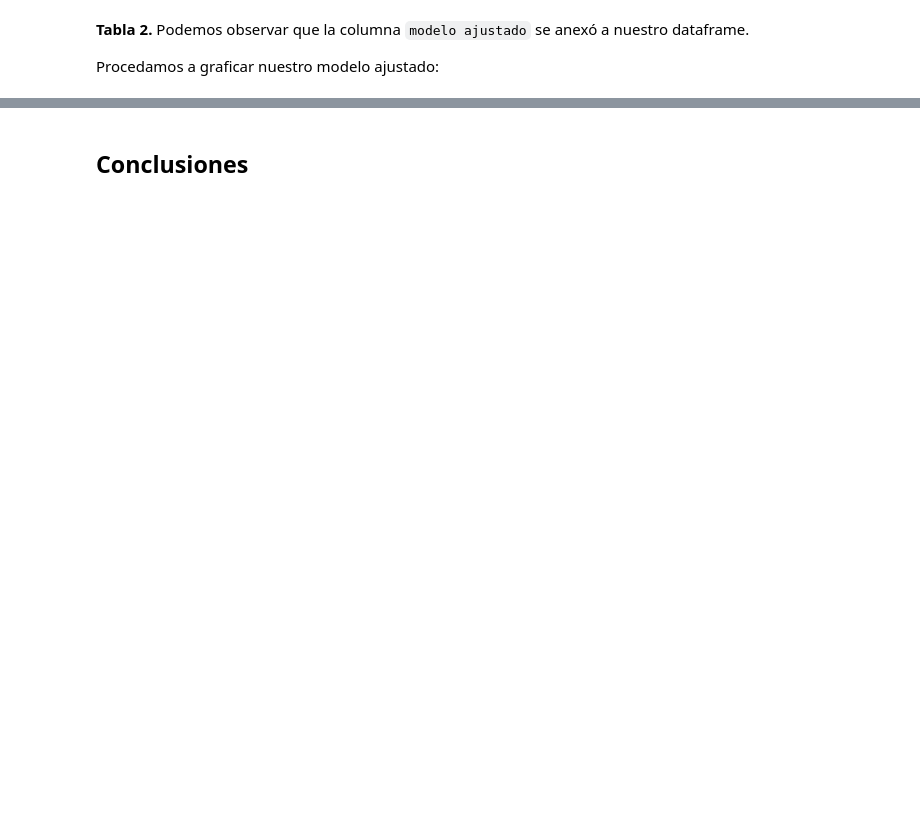
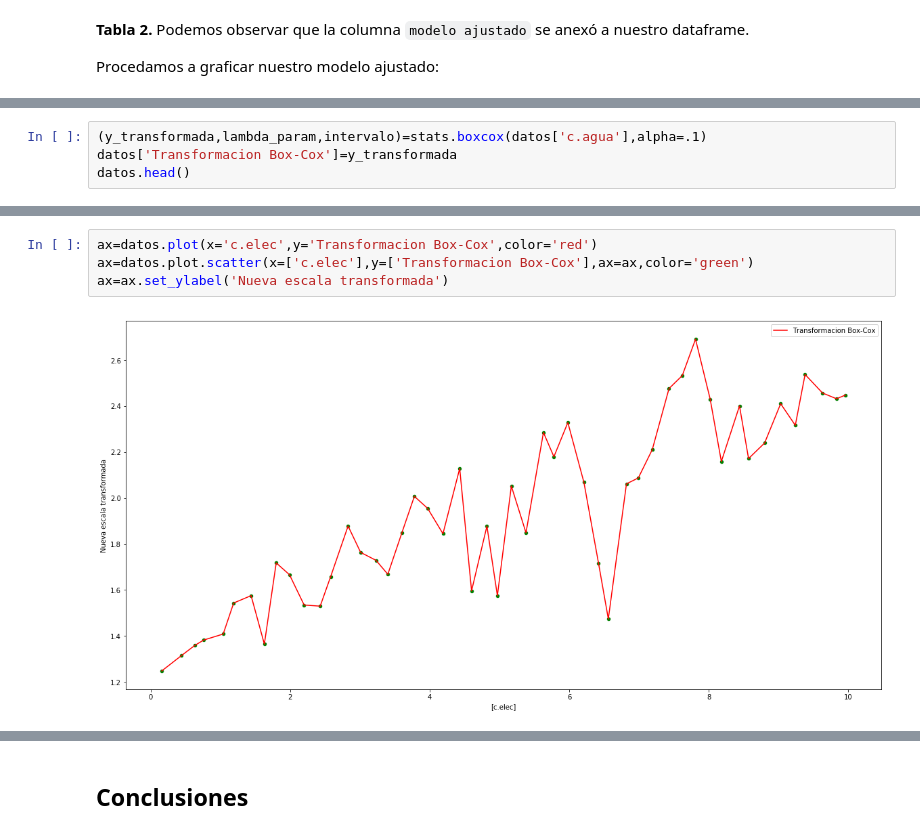
Before and after one commit to jeroaranda/aplicada2, a Jupyter notebook: control2.ipynb, the cells around one changed output, grey strips where cells are left out. Saved outputs shown, nothing was run; the diff lists cells and outputs as text; blank space fills up the shorter version.

```diff
--- a/control2.ipynb
+++ b/control2.ipynb
@@ -78,0 +114,4 @@ Procedamos al análisis de residuales:
+# %%
+(y_transformada,lambda_param,intervalo)=stats.boxcox(datos['c.agua'],alpha=.1)
+datos['Transformacion Box-Cox']=y_transformada
+datos.head()
@@ -78,0 +146,6 @@ Procedamos al análisis de residuales:
+# %%
+ax=datos.plot(x='c.elec',y='Transformacion Box-Cox',color='red')
+ax=datos.plot.scatter(x=['c.elec'],y=['Transformacion Box-Cox'],ax=ax,color='green')
+ax=ax.set_ylabel('Nueva escala transformada')
+# %% [output]
+[figure, added]
```
Also changed, not shown: parts of 33 cells of this notebook, 2 other files.
